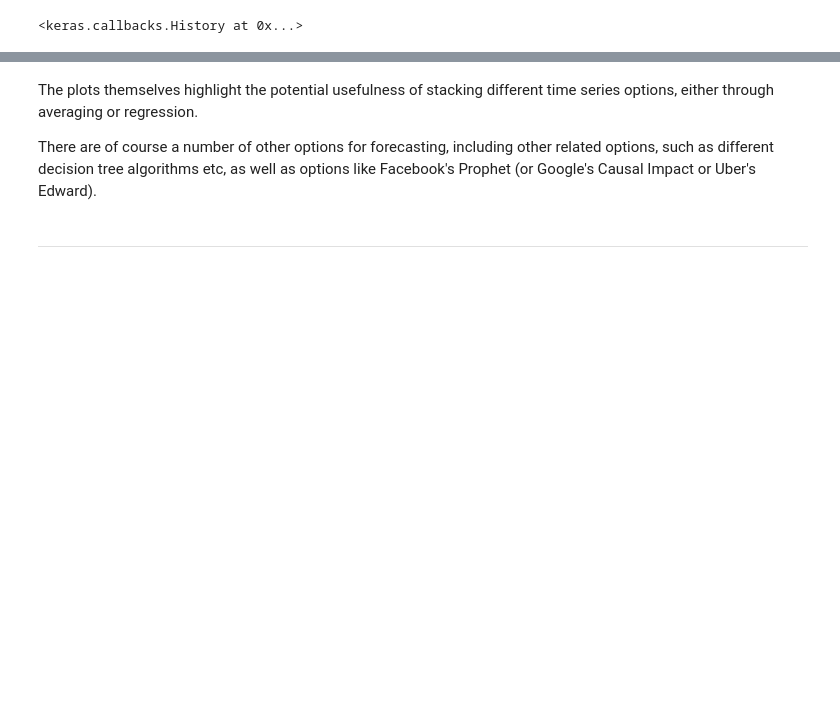
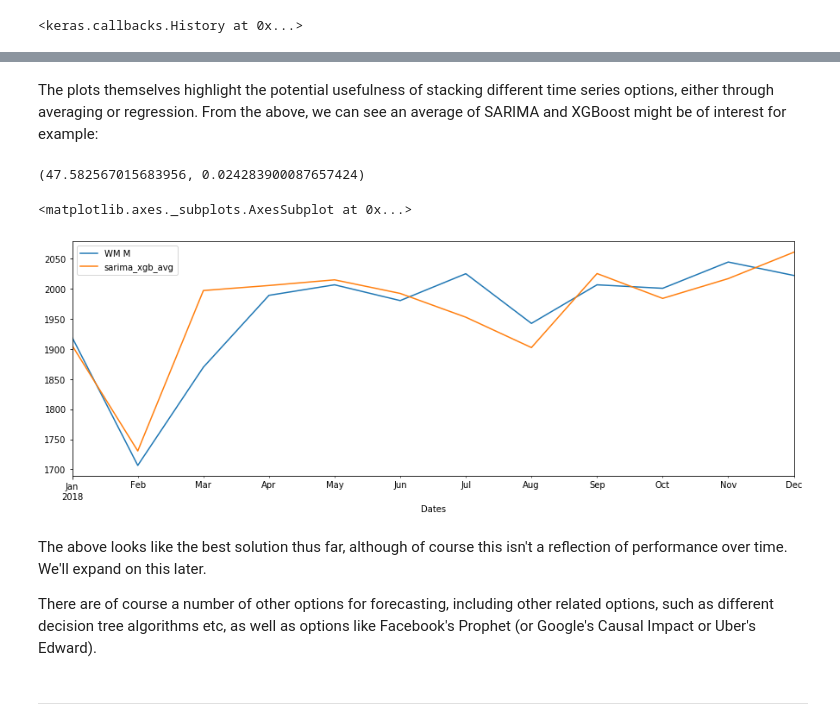
Before and after one commit to rfow/notebooks, a Jupyter notebook: Multivariate Demand Forecast.ipynb, the cells around one changed output, grey strips where cells are left out. Saved outputs shown, nothing was run; the diff lists cells and outputs as text; code cells hidden in the pictures; blank space fills up the shorter version.

Commit message:
mv demand forecast & other additions

```diff
--- a/Multivariate Demand Forecast.ipynb
+++ b/Multivariate Demand Forecast.ipynb
@@ -307,5 +302,18 @@ lstm_pred.plot(legend=True)
+# %% [markdown]
+The plots themselves highlight the potential usefulness of stacking different time series options, either through averaging or regression. From the above, we can see an average of SARIMA and XGBoost might be of interest for example:
+# %%
+sarima_xgb_pred = (sarima_pred + xgb_pred) / 2
+rmse(xgb_ytest['WM M'], sarima_xgb_pred), rmse(xgb_ytest['WM M'], sarima_xgb_pred) / xgb_ytest['WM M'].mean()
+# %% [output]
+(47.582567015683956, 0.024283900087657424)
+# %%
+global_demand['WM M']['20180101':].plot(legend=True, figsize=(15,5))
+sarima_xgb_pred.rename('sarima_xgb_avg').plot(legend=True)
+# %% [output]
+<matplotlib.axes._subplots.AxesSubplot at 0x...>
+[figure, added]
 # %% [markdown]
-The plots themselves highlight the potential usefulness of stacking different time series options, either through averaging or regression.
+The above looks like the best solution thus far, although of course this isn't a reflection of performance over time. We'll expand on this later.
 
 There are of course a number of other options for forecasting, including other related options, such as different decision tree algorithms etc, as well as options like Facebook's Prophet (or Google's Causal Impact or Uber's Edward).
 # %% [markdown]
```
Also changed, not shown: parts of 71 cells of this notebook, 5 other files.
